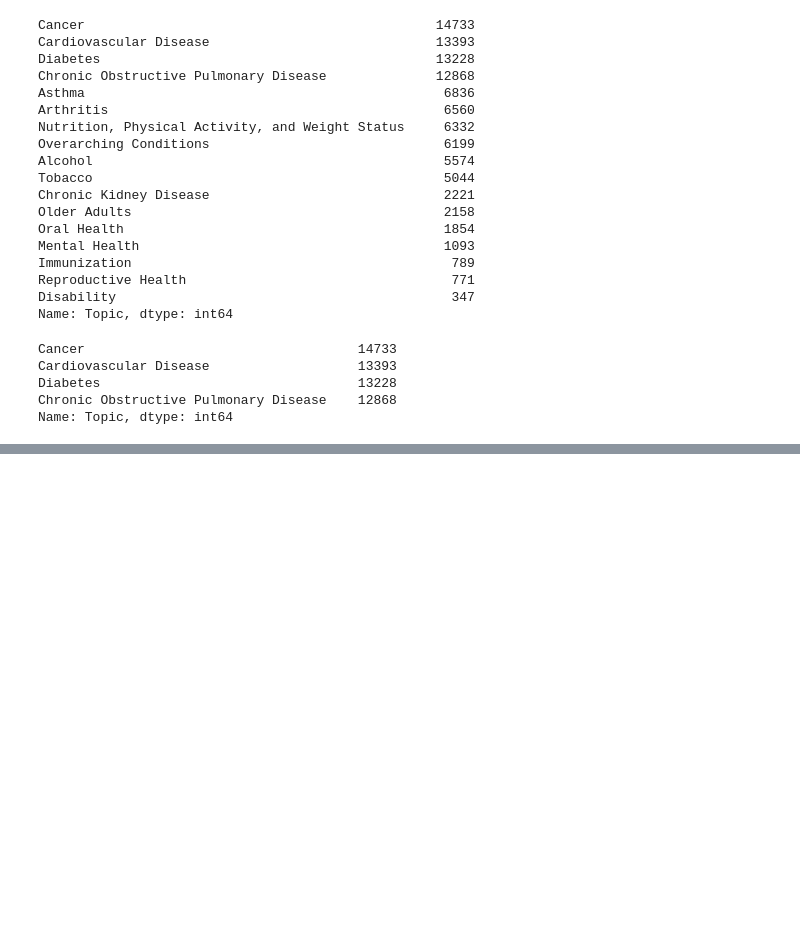
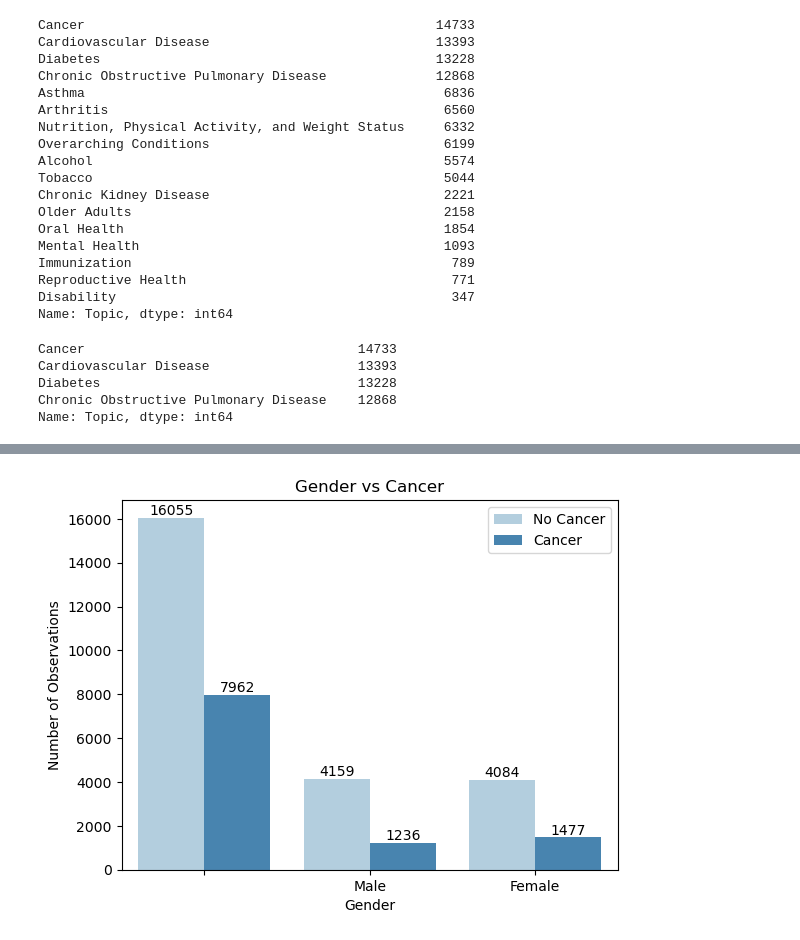
Before and after one commit to annie-carter/DHHS_chronic_disease_indicators, a Jupyter notebook: explore_dhhs_cdi.ipynb, the cells around one changed output, grey strips where cells are left out. Drawn from its saved outputs; the diff is of its cells as text; code cells hidden in the pictures; blank space fills up the shorter version.

Commit message:
complete prep started visual exploration

```diff
--- a/explore_dhhs_cdi.ipynb
+++ b/explore_dhhs_cdi.ipynb
@@ -283,0 +386,37 @@ def prep_cdi(df):
+# %%
+import matplotlib.pyplot as plt
+import seaborn as sns
+
+# Assuming you have a DataFrame 'df_sample' with the required data
+new_labels = {'no cancer': 'No Cancer', 'cancer': 'Cancer'}
+
+# Visualizing the Gender vs Cancer
+cg = sns.countplot(data=df_sample, x='Gender', hue='Yes_cancer', palette='Blues')
+
+# Access the legend object
+legend = cg.legend()
+
+# Modify the legend labels
+legend.get_texts()[0].set_text(new_labels['no cancer'])
+legend.get_texts()[1].set_text(new_labels['cancer'])
+
+# # Relabel the x-axis ticks
+# plt.xticks(range(len(x)), x)
+
+cg.set_xlabel('Gender')
+cg.set_ylabel('Number of Observations')
+plt.title('Gender vs Cancer')
+
+
+
+# Add count numbers on bars
+for p in cg.patches:
+    width = p.get_width()
+    height = p.get_height()
+    x, y = p.get_xy()
+    offset = width * 0.02  # Adjust the offset percentage as needed
+    cg.annotate(format(height, '.0f'), (x + width / 2., y + height), ha='center', va='center', xytext=(0, 5), textcoords='offset points')
+
+plt.show()
+# %% [output]
+[figure, added]
```
Also changed, not shown: parts of 33 cells of this notebook.
